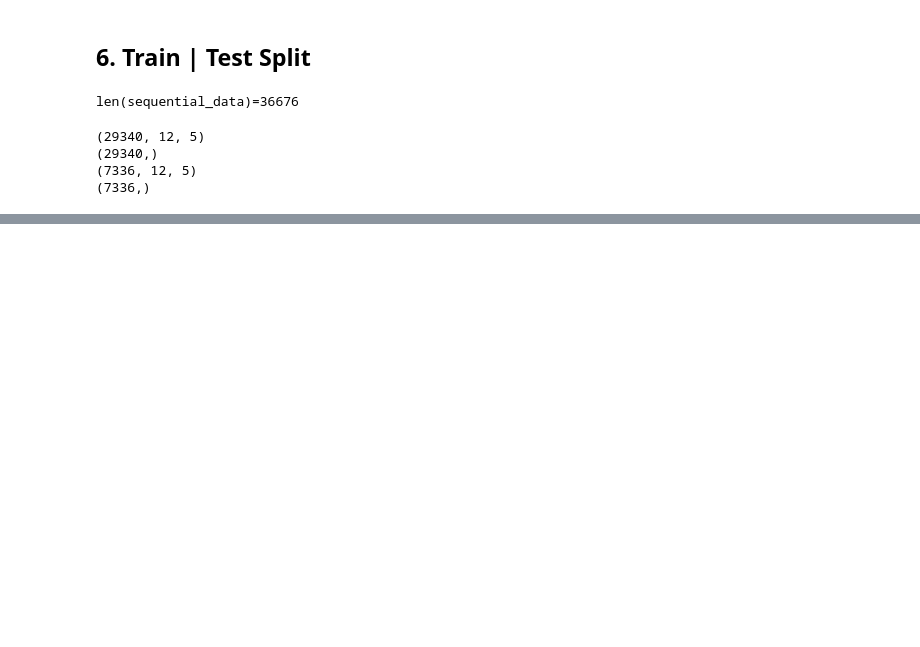
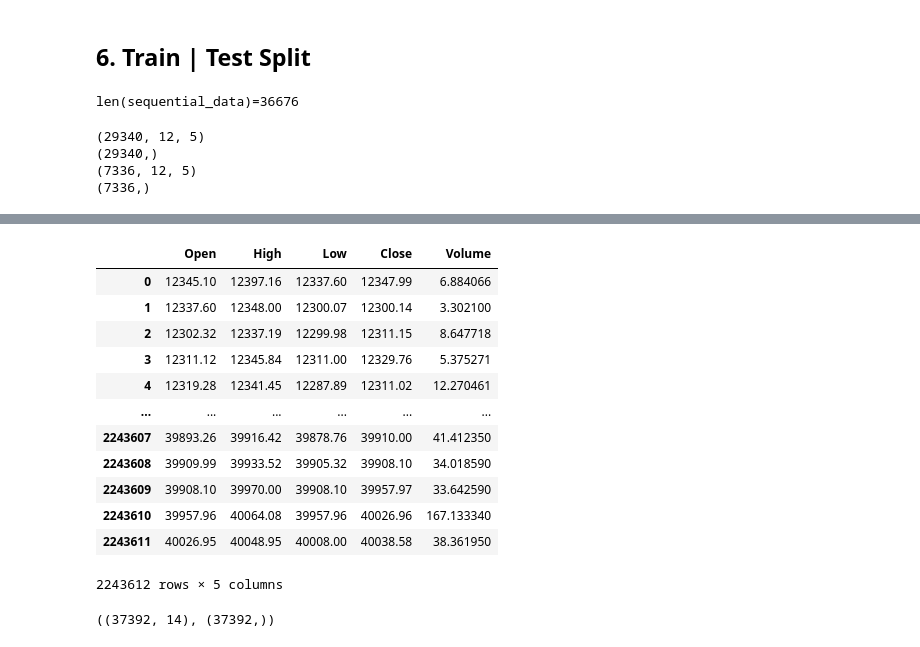
Before and after one commit to SamiFatmi/Bitcoin-price-prediction, a Jupyter notebook: LSTM.ipynb, the cells around one changed output, grey strips where cells are left out. Cells and saved outputs as stored; diff of their text form; code cells hidden in the pictures; blank space fills up the shorter version.

```diff
--- a/LSTM.ipynb
+++ b/LSTM.ipynb
@@ -232,0 +498,18 @@ print(f"{y_test.shape}")
+# %%
+btc_data = pd.read_csv("assets/BTCUSDT.csv").drop(["Unnamed: 0","Open time"],axis=1)
+
+btc_data
+# %% [output]
+|  | Open | High | Low | Close | Volume |
+| 0 | 12345.10 | 12397.16 | 12337.60 | 12347.99 | 6.884066 |
+| 1 | 12337.60 | 12348.00 | 12300.07 | 12300.14 | 3.302100 |
+| 2 | 12302.32 | 12337.19 | 12299.98 | 12311.15 | 8.647718 |
+| 3 | 12311.12 | 12345.84 | 12311.00 | 12329.76 | 5.375271 |
+| 4 | 12319.28 | 12341.45 | 12287.89 | 12311.02 | 12.270461 |
+| ... | ... | ... | ... | ... | ... |
+| 2243607 | 39893.26 | 39916.42 | 39878.76 | 39910.00 | 41.412350 |
+| 2243608 | 39909.99 | 39933.52 | 39905.32 | 39908.10 | 34.018590 |
+| 2243609 | 39908.10 | 39970.00 | 39908.10 | 39957.97 | 33.642590 |
+| 2243610 | 39957.96 | 40064.08 | 39957.96 | 40026.96 | 167.133340 |
+| 2243611 | 40026.95 | 40048.95 | 40008.00 | 40038.58 | 38.361950 |
+2243612 rows × 5 columns
@@ -232,0 +575,4 @@ print(f"{y_test.shape}")
+# %%
+X.shape,y.shape
+# %% [output]
+((37392, 14), (37392,))
```
Also changed, not shown: parts of 20 cells of this notebook, 1 other file.
